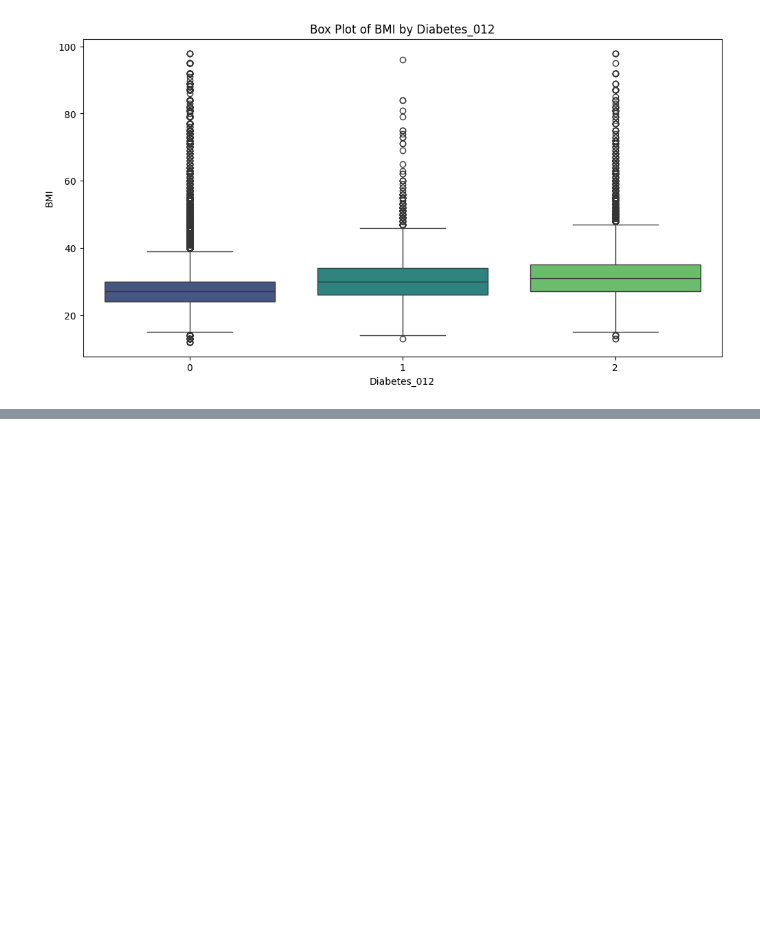
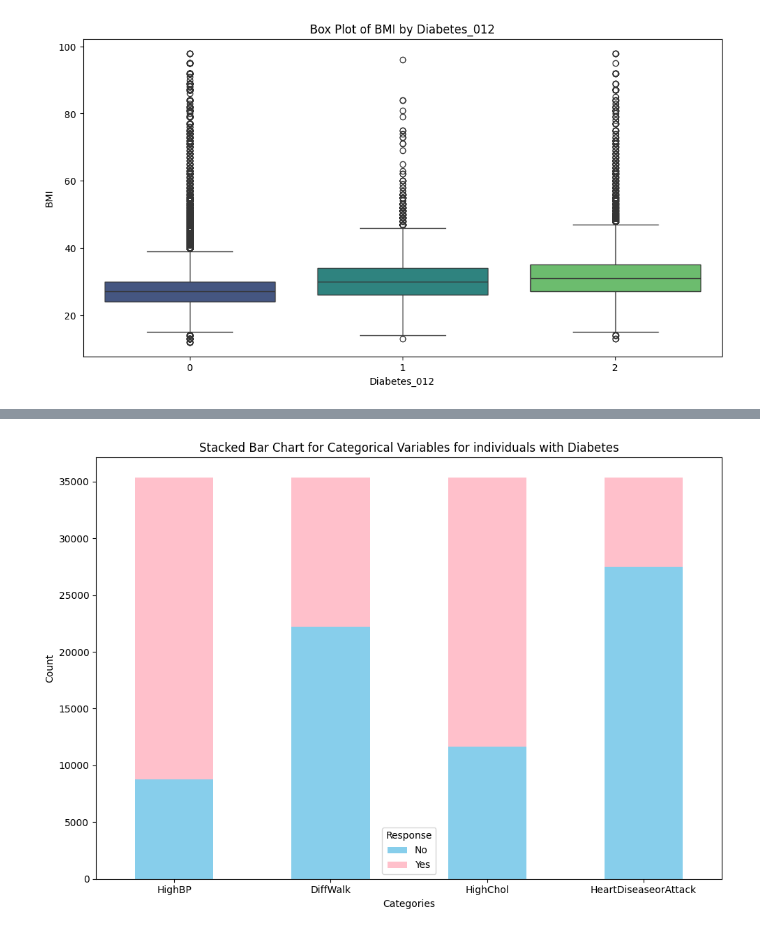
Before and after one commit to aadhyea/1rn21cs021_The-Lannister-Data-Chronicles-Decrypting-Diabetes, a Jupyter notebook: data_visualization.ipynb, the cells around one changed output, grey strips where cells are left out. Cells and saved outputs as stored; diff of their text form; code cells hidden in the pictures; blank space fills up the shorter version.

Commit message:
added stacked bar

```diff
--- a/data_visualization.ipynb
+++ b/data_visualization.ipynb
@@ -149,0 +150,21 @@ Passing `palette` without assigning `hue` is deprecated and will be removed in v
+# %%
+""" Categorical: HighBBP, DiffWalk, HighChol, HeartDisease"""
+data_diabetic = data[data['Diabetes_012'] == 2]
+categorical_cols = ['HighBP', 'DiffWalk', 'HighChol', 'HeartDiseaseorAttack']
+
+count_df = data_diabetic[categorical_cols].apply(pd.Series.value_counts).T
+count_df.columns = ['No', 'Yes']
+count_df.fillna(0, inplace=True)
+
+# Plot the stacked bar chart
+count_df.plot(kind='bar', stacked=True, figsize=(10, 7), color=['skyblue', 'pink'])
+
+plt.title('Stacked Bar Chart for Categorical Variables for individuals with Diabetes')
+plt.xlabel('Categories')
+plt.ylabel('Count')
+plt.xticks(rotation=0)
+plt.legend(title='Response')
+plt.savefig('./Images/StackedBar.png')
+plt.tight_layout()
+# %% [output]
+[figure, added]
```
Also changed, not shown: parts of 2 cells of this notebook, 1 other file.
